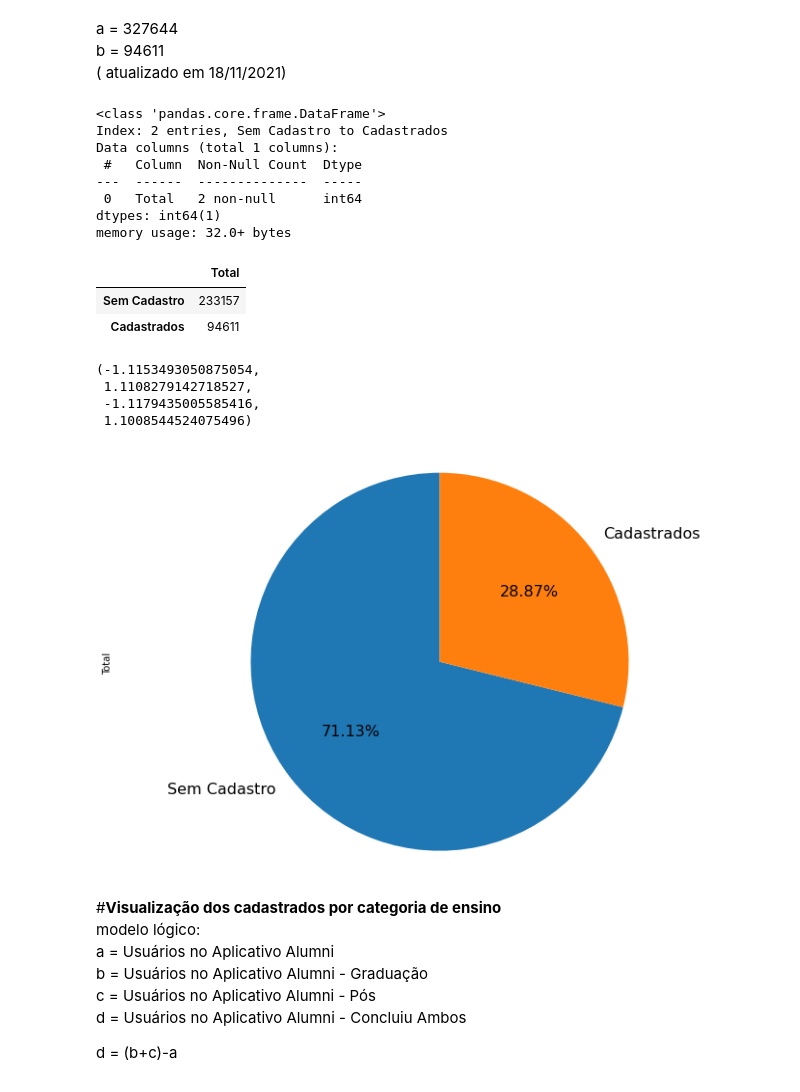
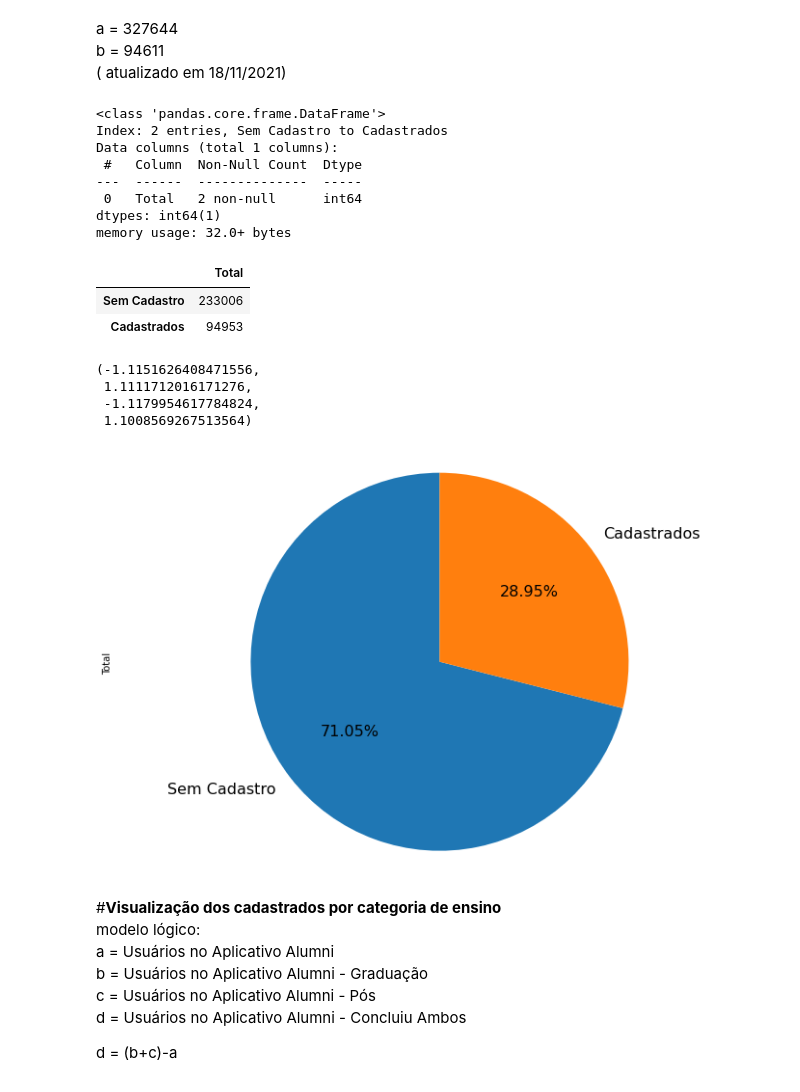
Before and after one commit to gustavo-ifusp/alumni_usp, a Jupyter notebook: alumni_evolucao_cadastros_notebook_2021.ipynb, the cells around one changed output. Saved outputs shown, nothing was run; the diff lists cells and outputs as text; code cells hidden in the pictures.

```diff
--- a/alumni_evolucao_cadastros_notebook_2021.ipynb
+++ b/alumni_evolucao_cadastros_notebook_2021.ipynb
@@ -147,30 +144,30 @@ a = 327644<br>
 b = 94611<br>
 ( atualizado em 18/11/2021)
 # %%
-integrantes_alumni = pd.DataFrame([[233157], [94611]], columns=['Total'], index=["Sem Cadastro", "Cadastrados"])
+integrantes_alumni = pd.DataFrame([[233006], [94953]], columns=['Total'], index=["Sem Cadastro", "Cadastrados"])
 integrantes_alumni.info()
 integrantes_alumni
 # %% [output]
 <class 'pandas.core.frame.DataFrame'>
 Index: 2 entries, Sem Cadastro to Cadastrados
 Data columns (total 1 columns):
  #   Column  Non-Null Count  Dtype
 ---  ------  --------------  -----
  0   Total   2 non-null      int64
 dtypes: int64(1)
 memory usage: 32.0+ bytes
 |  | Total |
-| Sem Cadastro | 233157 |
-| Cadastrados | 94611 |
+| Sem Cadastro | 233006 |
+| Cadastrados | 94953 |
 # %%
 fig = plt.figure(figsize=(12, 8))
 integrantes_alumni.Total.plot(kind='pie', autopct='%.2f%%', startangle=90,textprops={'fontsize': 16})
 plt.axis('equal')  # Para deixar o gráfico redondo
 # %% [output]
-(-1.1153493050875054,
- 1.1108279142718527,
- -1.1179435005585416,
- 1.1008544524075496)
+(-1.1151626408471556,
+ 1.1111712016171276,
+ -1.1179954617784824,
+ 1.1008569267513564)
 [figure]
 # %% [markdown]
 #**Visualização dos cadastrados por categoria de ensino**<br>
```
Also changed, not shown: parts of 16 cells of this notebook.
